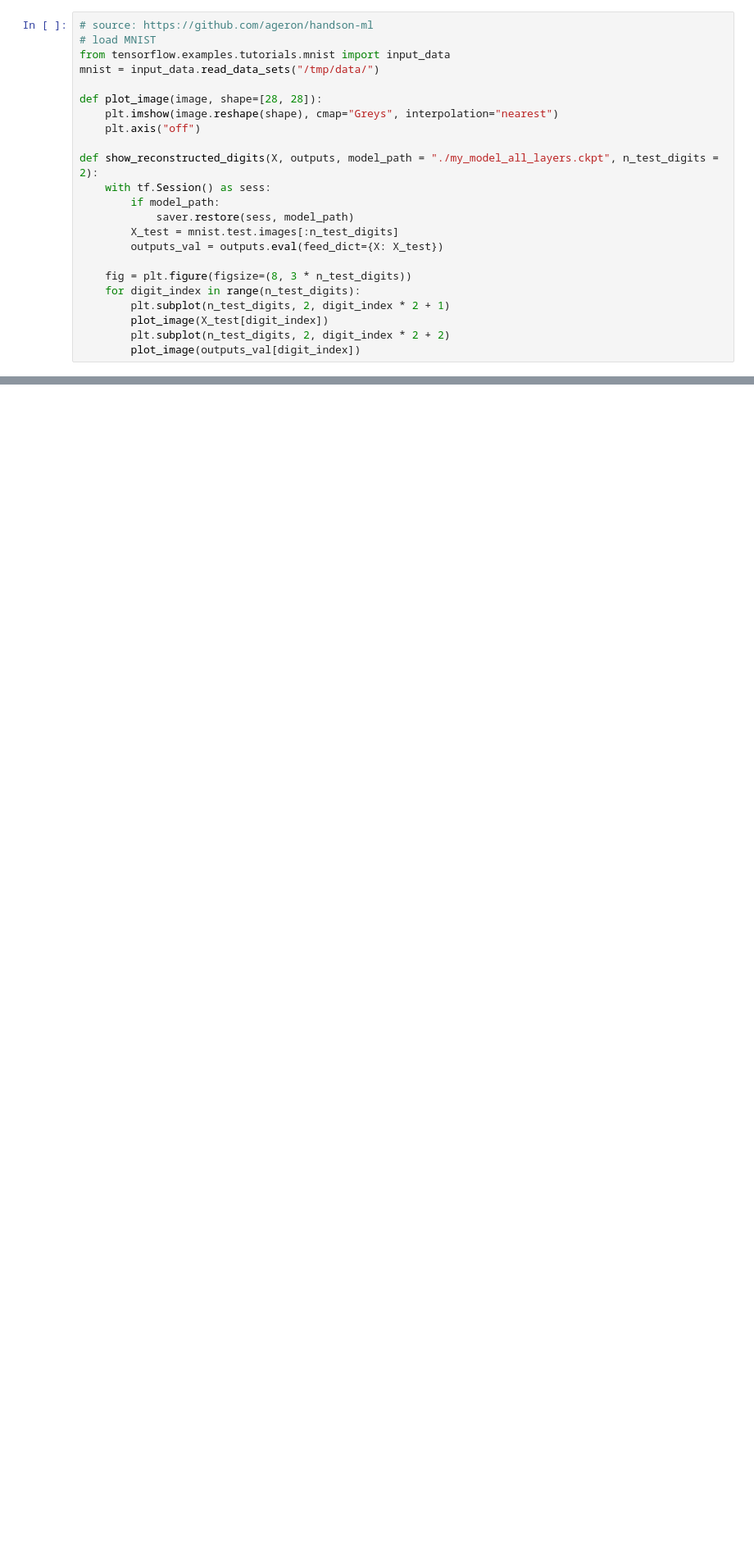
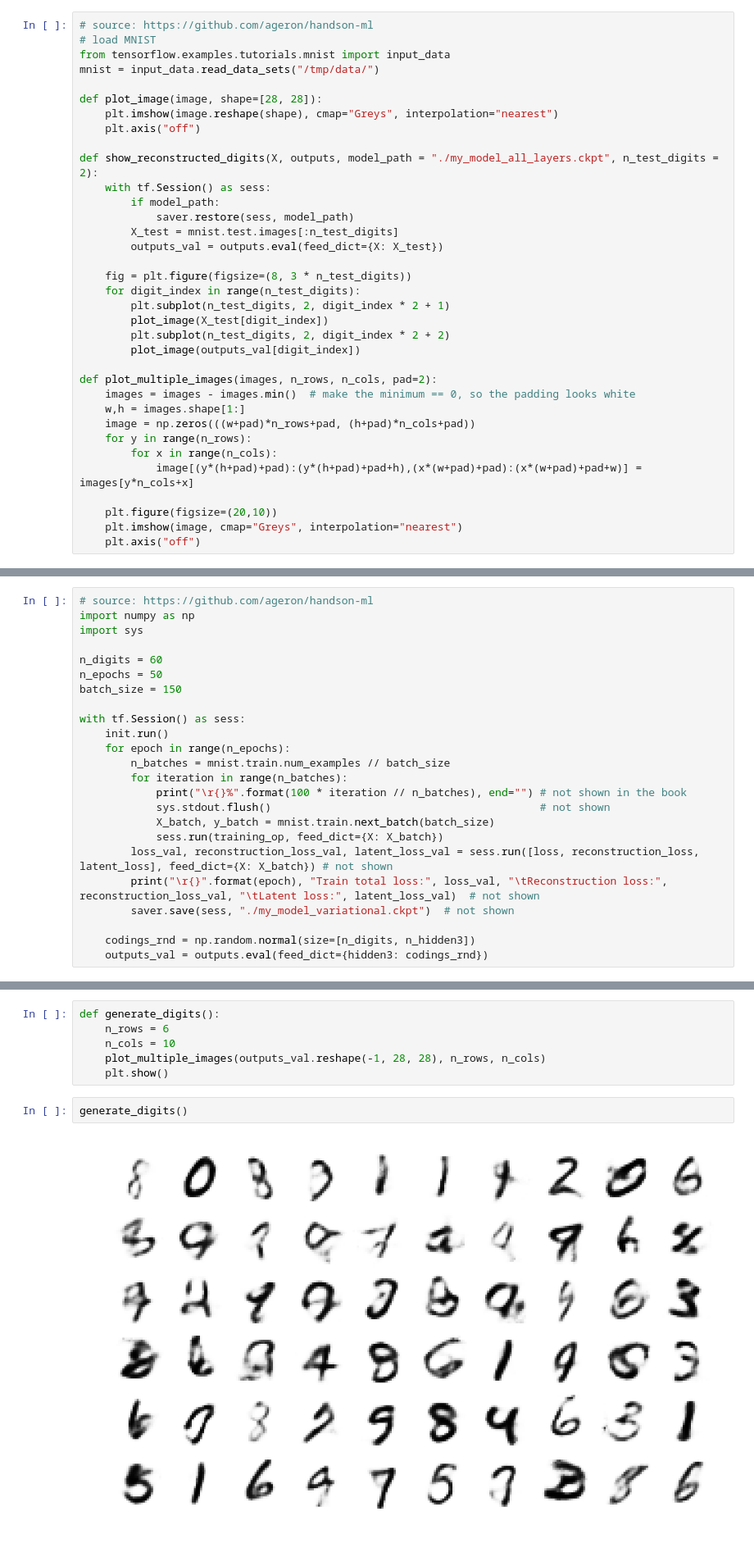
Before and after one commit to gelazari/autoencoder-meetup, a Jupyter notebook: autoencoders.ipynb, the cells around one changed output, grey strips where cells are left out. Shown at 82% size. Drawn from its saved outputs; the diff is of its cells as text; blank space fills up the shorter version.

Commit message:
generating digits with autoencoder

```diff
--- a/autoencoders.ipynb
+++ b/autoencoders.ipynb
@@ -288,6 +288,18 @@ def show_reconstructed_digits(X, outputs, model_path = "./my_model_all_layers.ck
         plot_image(X_test[digit_index])
         plt.subplot(n_test_digits, 2, digit_index * 2 + 2)
         plot_image(outputs_val[digit_index])
+
+def plot_multiple_images(images, n_rows, n_cols, pad=2):
+    images = images - images.min()  # make the minimum == 0, so the padding looks white
+    w,h = images.shape[1:]
+    image = np.zeros(((w+pad)*n_rows+pad, (h+pad)*n_cols+pad))
+    for y in range(n_rows):
+        for x in range(n_cols):
+            image[(y*(h+pad)+pad):(y*(h+pad)+pad+h),(x*(w+pad)+pad):(x*(w+pad)+pad+w)] = images[y*n_cols+x]
+
+    plt.figure(figsize=(20,10))
+    plt.imshow(image, cmap="Greys", interpolation="nearest")
+    plt.axis("off")
 # %% [output]
 Extracting /tmp/data/train-images-idx3-ubyte.gz
 Extracting /tmp/data/train-labels-idx1-ubyte.gz
@@ -748,0 +809,24 @@ hidden3 = hidden3_mean + tf.exp(0.5 * hidden3_gamma) * noise
+# %%
+# source: https://github.com/ageron/handson-ml
+import numpy as np
+import sys
+
+n_digits = 60
+n_epochs = 50
+batch_size = 150
+
+with tf.Session() as sess:
+    init.run()
+    for epoch in range(n_epochs):
+        n_batches = mnist.train.num_examples // batch_size
+        for iteration in range(n_batches):
+            print("\r{}%".format(100 * iteration // n_batches), end="") # not shown in the book
+            sys.stdout.flush()                                          # not shown
+            X_batch, y_batch = mnist.train.next_batch(batch_size)
+            sess.run(training_op, feed_dict={X: X_batch})
+        loss_val, reconstruction_loss_val, latent_loss_val = sess.run([loss, reconstruction_loss, latent_loss], feed_dict={X: X_batch}) # not shown
+        print("\r{}".format(epoch), "Train total loss:", loss_val, "\tReconstruction loss:", reconstruction_loss_val, "\tLatent loss:", latent_loss_val)  # not shown
+        saver.save(sess, "./my_model_variational.ckpt")  # not shown
+
+    codings_rnd = np.random.normal(size=[n_digits, n_hidden3])
+    outputs_val = outputs.eval(feed_dict={hidden3: codings_rnd})
@@ -748,0 +853,10 @@ hidden3 = hidden3_mean + tf.exp(0.5 * hidden3_gamma) * noise
+# %%
+def generate_digits():
+    n_rows = 6
+    n_cols = 10
+    plot_multiple_images(outputs_val.reshape(-1, 28, 28), n_rows, n_cols)
+    plt.show()
+# %%
+generate_digits()
+# %% [output]
+[figure, added]
```
Also changed, not shown: parts of 4 cells of this notebook.
